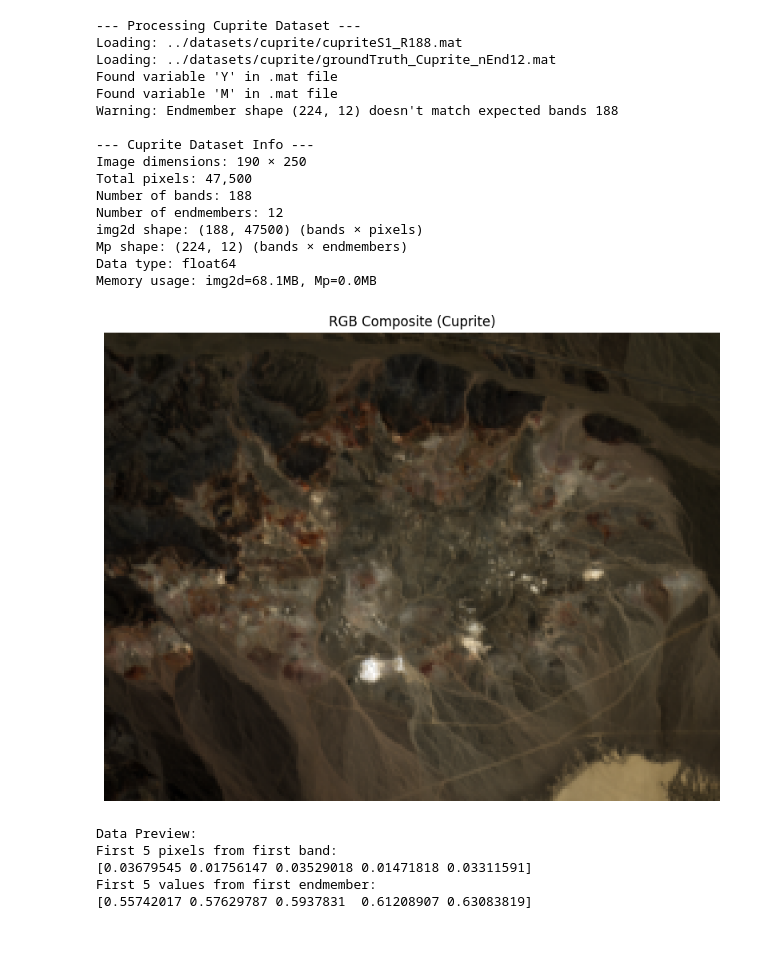
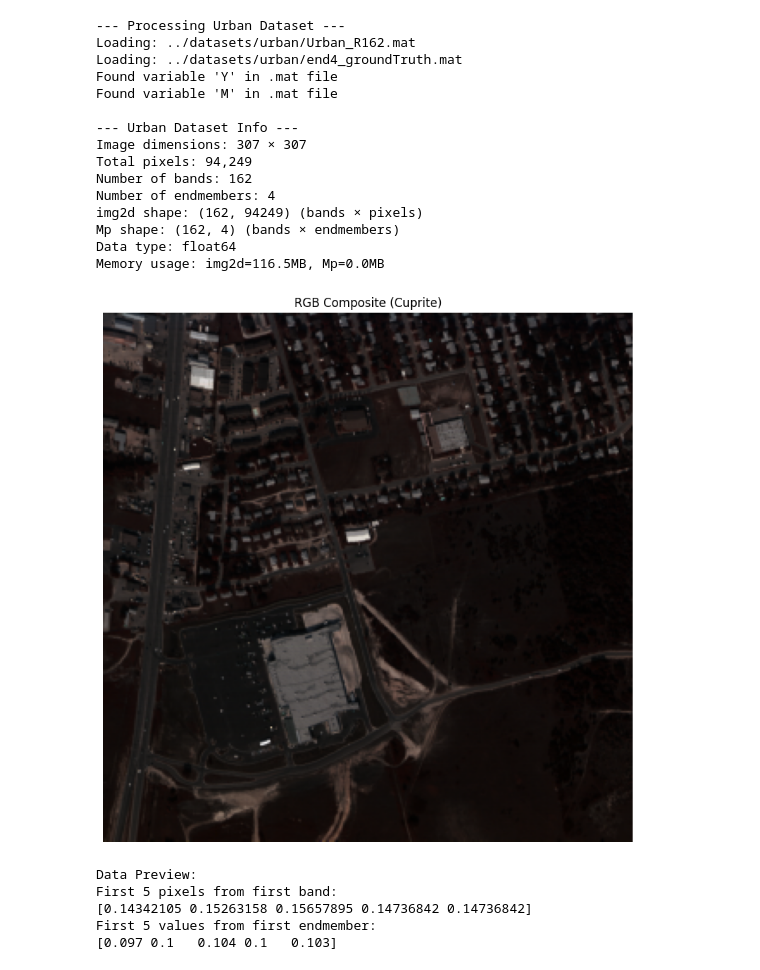
Before and after one commit to UtG1209/ml-hyperspectral-vegetation-unmixing, a Jupyter notebook: preprocess/preprocess.ipynb, the cells around one changed output. Drawn from its saved outputs; the diff is of its cells as text; code cells hidden in the pictures; blank space fills up the shorter version.

Commit message:
preprocessing script with dataset output

```diff
--- a/preprocess/preprocess.ipynb
+++ b/preprocess/preprocess.ipynb
@@ -367,50 +510,49 @@ def main():
     processor = HyperspectralProcessor(base_path="../datasets", verbose=True)
 
     # Process Cuprite dataset (ID=0)
     try:
-        img2d, Mp, h, w, num_bands, num_endmembers = processor.preprocess_dataset(dataset_id=0)
+        img2d, Mp, h, w, num_bands, num_endmembers = processor.preprocess_dataset(dataset_id=4)
 
         # Print info
-        processor.print_dataset_info(img2d, Mp, h, w, num_bands, num_endmembers, dataset_id=0)
+        processor.print_dataset_info(img2d, Mp, h, w, num_bands, num_endmembers, dataset_id=4)
 
         # Create and display RGB composite (requires 3D cube)
         # Reconstruct 3D cube for visualization - CORRECTED
         if w is not None and h is not None:
             # img2d is (bands, pixels), need to reshape to (h, w, bands)
             img_cube = img2d.T.reshape(h, w, num_bands)  # (190, 250, 188) - matches your working code
             processor.display_rgb_composite(img_cube, dataset_id=0)
 
         # Show data previews
         print("\nData Preview:")
         print("First 5 pixels from first band:")
         print(img2d[0, :5])
         print("First 5 values from first endmember:")
         print(Mp[:5, 0])
     except Exception as e:
         print(f"Error processing dataset: {e}")
 
 if __name__ == "__main__":
     main()
 # %% [output]
---- Processing Cuprite Dataset ---
-Loading: ../datasets/cuprite/cupriteS1_R188.mat
-Loading: ../datasets/cuprite/groundTruth_Cuprite_nEnd12.mat
+--- Processing Urban Dataset ---
+Loading: ../datasets/urban/Urban_R162.mat
+Loading: ../datasets/urban/end4_groundTruth.mat
 Found variable 'Y' in .mat file
 Found variable 'M' in .mat file
-Warning: Endmember shape (224, 12) doesn't match expected bands 188
 
---- Cuprite Dataset Info ---
-Image dimensions: 190 × 250
-Total pixels: 47,500
-Number of bands: 188
-Number of endmembers: 12
-img2d shape: (188, 47500) (bands × pixels)
-Mp shape: (224, 12) (bands × endmembers)
+--- Urban Dataset Info ---
+Image dimensions: 307 × 307
+Total pixels: 94,249
+Number of bands: 162
+Number of endmembers: 4
+img2d shape: (162, 94249) (bands × pixels)
+Mp shape: (162, 4) (bands × endmembers)
 Data type: float64
-Memory usage: img2d=68.1MB, Mp=0.0MB
+Memory usage: img2d=116.5MB, Mp=0.0MB
-[figure, old version]
+[figure, new version]
 Data Preview:
 First 5 pixels from first band:
-[0.03679545 0.01756147 0.03529018 0.01471818 0.03311591]
+[0.14342105 0.15263158 0.15657895 0.14736842 0.14736842]
 First 5 values from first endmember:
-[0.55742017 0.57629787 0.5937831  0.61208907 0.63083819]
+[0.097 0.1   0.104 0.1   0.103]
```
Also changed, not shown: parts of 1 cell of this notebook.
